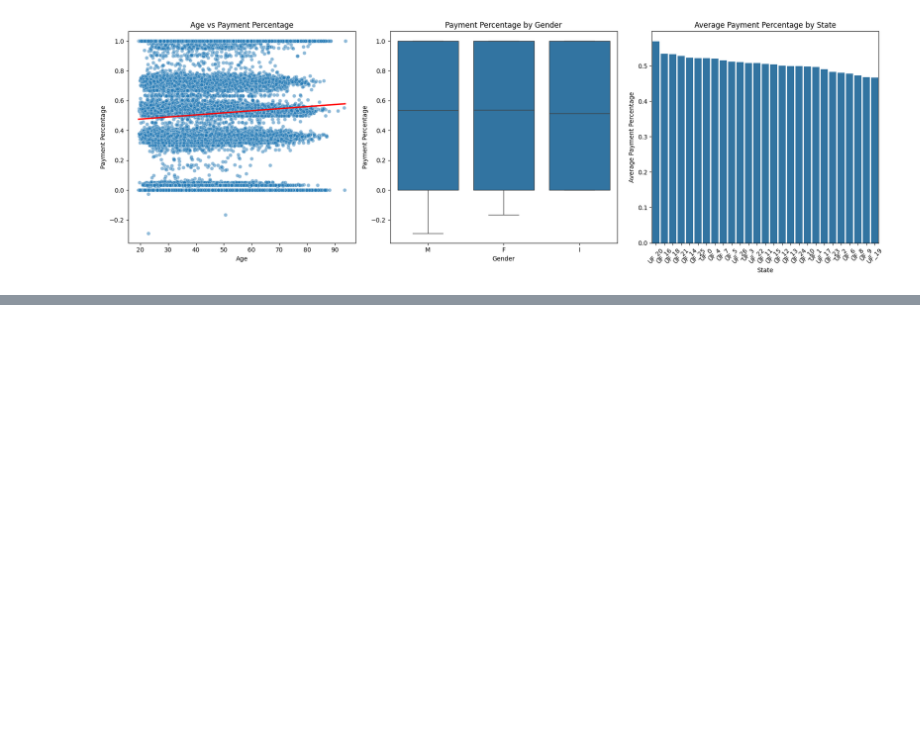
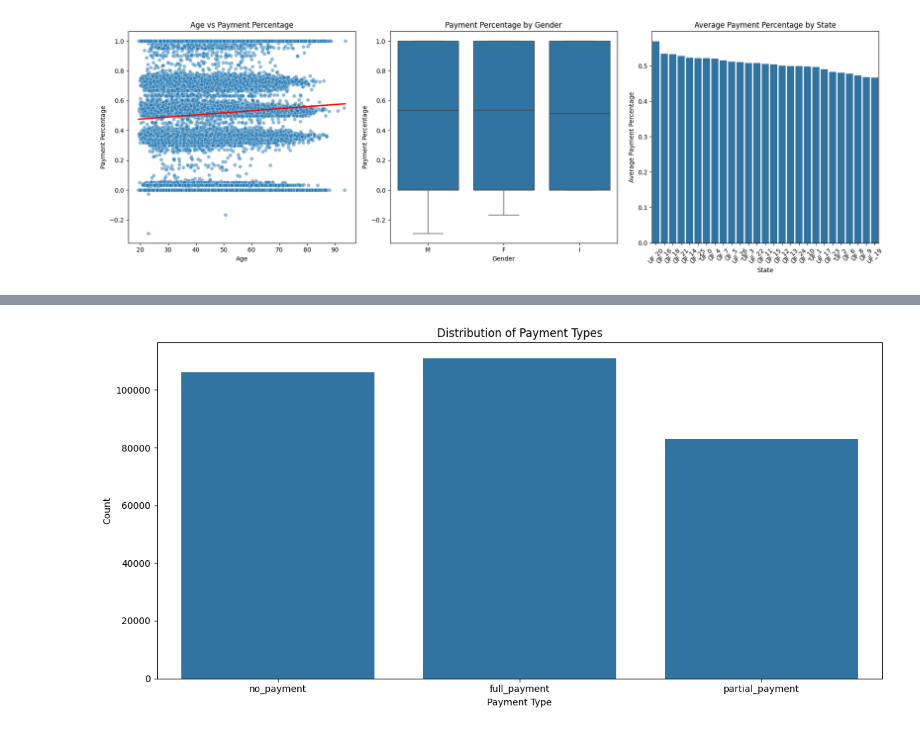
Before and after one commit to matheusgm502/debt-collection-solution, a Jupyter notebook: notebook.ipynb, the cells around one changed output, grey strips where cells are left out. Cells and saved outputs as stored; diff of their text form; code cells hidden in the pictures; blank space fills up the shorter version.

```diff
--- a/notebook.ipynb
+++ b/notebook.ipynb
@@ -191,0 +236,13 @@ plt.tight_layout()
+# %%
+base_cobranca['flag'] = base_cobranca['per_pago'].apply(lambda x: 'full_payment' if x == 1 else ('no_payment' if x == 0 else 'partial_payment'))
+
+# Create countplot of payment flags
+plt.figure(figsize=(12, 6))
+sns.countplot(data=base_cobranca, x='flag')
+plt.title('Distribution of Payment Types')
+plt.xlabel('Payment Type')
+plt.ylabel('Count')
+plt.xticks(rotation=0)
+plt.tight_layout()
+# %% [output]
+[figure, added]
```
Also changed, not shown: parts of 6 cells of this notebook, 5 other files.
